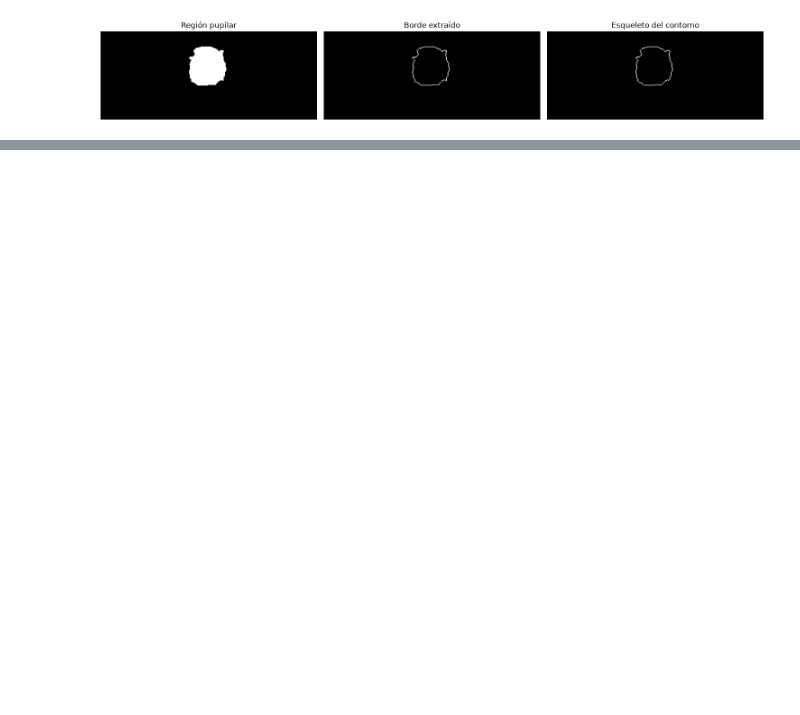
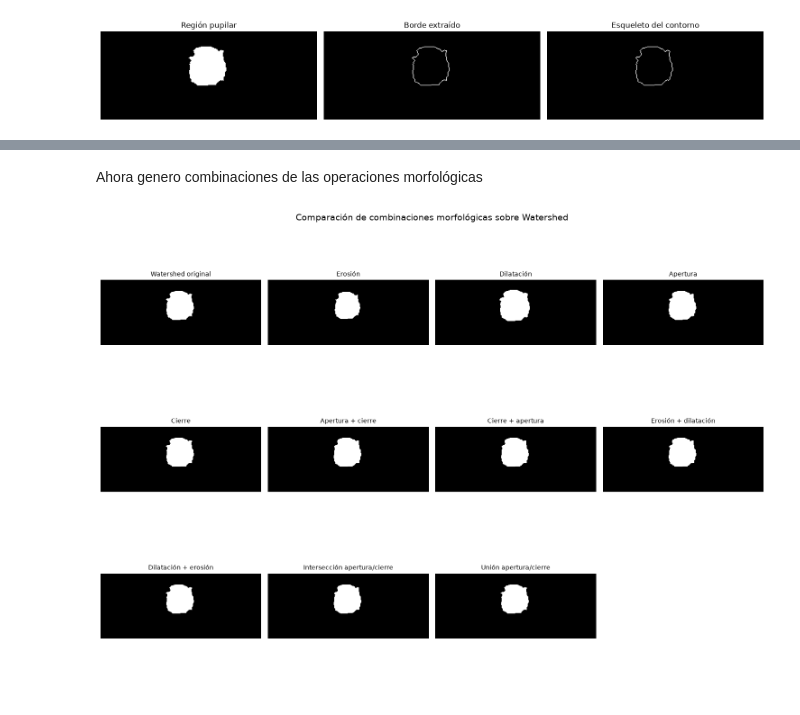
Before and after one commit to valjeon/PSIB_Guia_Imag_Biomed_Grupo15, a Jupyter notebook: notebooks/modulo2.ipynb, the cells around one changed output, grey strips where cells are left out. Saved outputs shown, nothing was run; the diff lists cells and outputs as text; code cells hidden in the pictures; blank space fills up the shorter version.

```diff
--- a/notebooks/modulo2.ipynb
+++ b/notebooks/modulo2.ipynb
@@ -666,0 +402,49 @@ plt.show()
+# %% [markdown]
+Ahora genero combinaciones de las operaciones morfológicas
+# %%
+# Genero operaciones secuenciales
+apertura_cierre = cv2.morphologyEx(cv2.morphologyEx(mask_watershed * 255, cv2.MORPH_OPEN, kernel),
+                                   cv2.MORPH_CLOSE, kernel) > 0
+cierre_apertura = cv2.morphologyEx(cv2.morphologyEx(mask_watershed * 255, cv2.MORPH_CLOSE, kernel),
+                                   cv2.MORPH_OPEN, kernel) > 0
+erosion_dilatacion = cv2.dilate(cv2.erode(mask_watershed * 255, kernel), kernel) > 0
+dilatacion_erosion = cv2.erode(cv2.dilate(mask_watershed * 255, kernel), kernel) > 0
+
+# Combino máscaras ya calculadas
+interseccion_ap_cie = np.logical_and(mask_apertura > 0, mask_cierre > 0)
+union_ap_cie = np.logical_or(mask_apertura > 0, mask_cierre > 0)
+
+mascaras = {
+    "Watershed original": mask_watershed,
+    "Erosión": mask_erosion,
+    "Dilatación": mask_dilatacion,
+    "Apertura": mask_apertura,
+    "Cierre": mask_cierre,
+    "Apertura + cierre":apertura_cierre,
+    "Cierre + apertura": cierre_apertura,
+    "Erosión + dilatación": erosion_dilatacion,
+    "Dilatación + erosión": dilatacion_erosion,
+    "Intersección apertura/cierre": interseccion_ap_cie,
+    "Unión apertura/cierre": union_ap_cie
+}
+
+fig, axes = plt.subplots(3, 4, figsize=(15, 11))
+axes = axes.ravel()
+
+for ax, (nombre, mascara) in zip(axes, mascaras.items()):
+    ax.imshow(mascara, cmap="gray", vmin=0, vmax=1)
+    ax.set_title(nombre, fontsize=10)
+    ax.axis("off")
+
+# Ocultar paneles sobrantes
+for ax in axes[len(mascaras):]:
+    ax.axis("off")
+
+plt.suptitle(
+    "Comparación de combinaciones morfológicas sobre Watershed",
+    fontsize=14
+)
+plt.tight_layout()
+plt.show()
+# %% [output]
+[figure, added]
```
Also changed, not shown: parts of 18 cells of this notebook.
